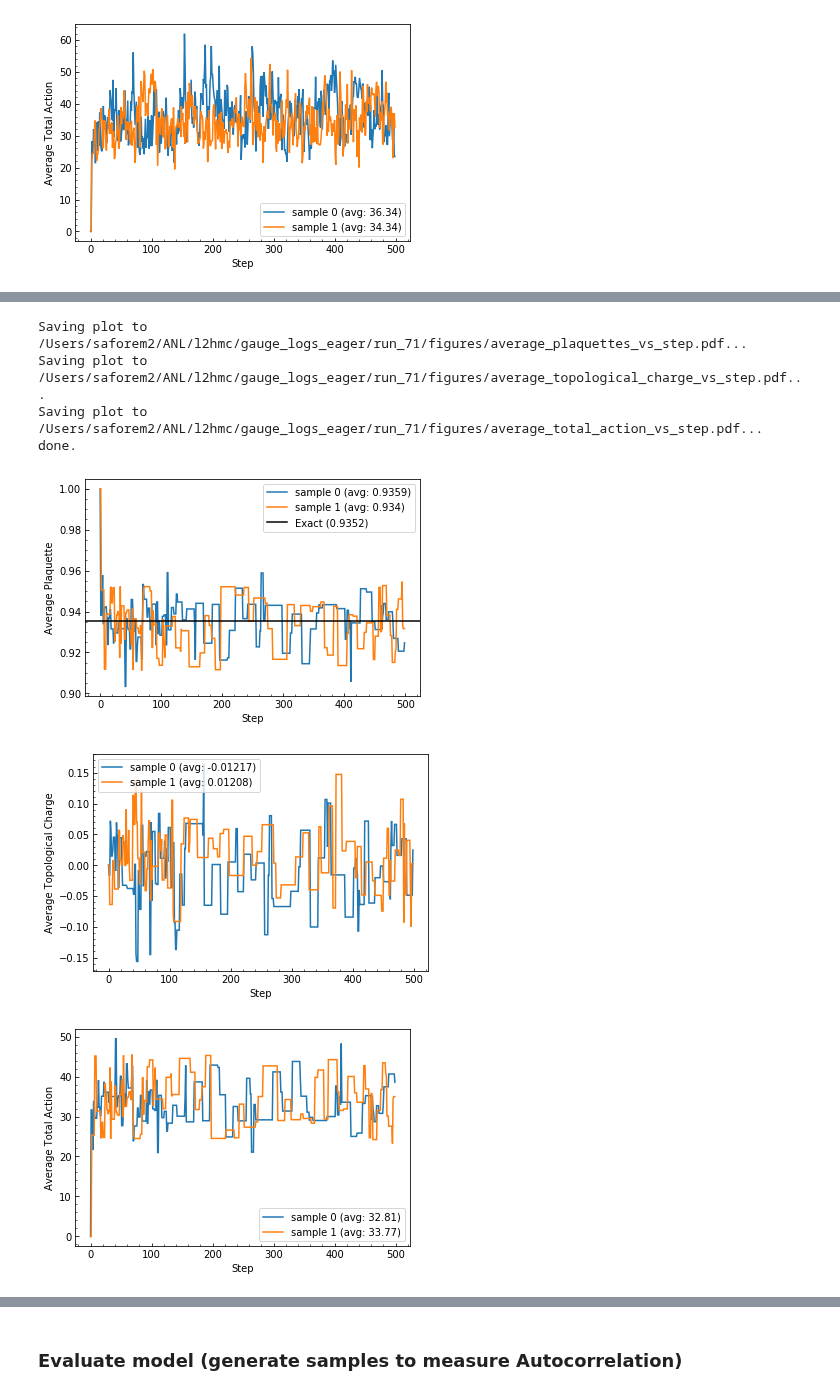
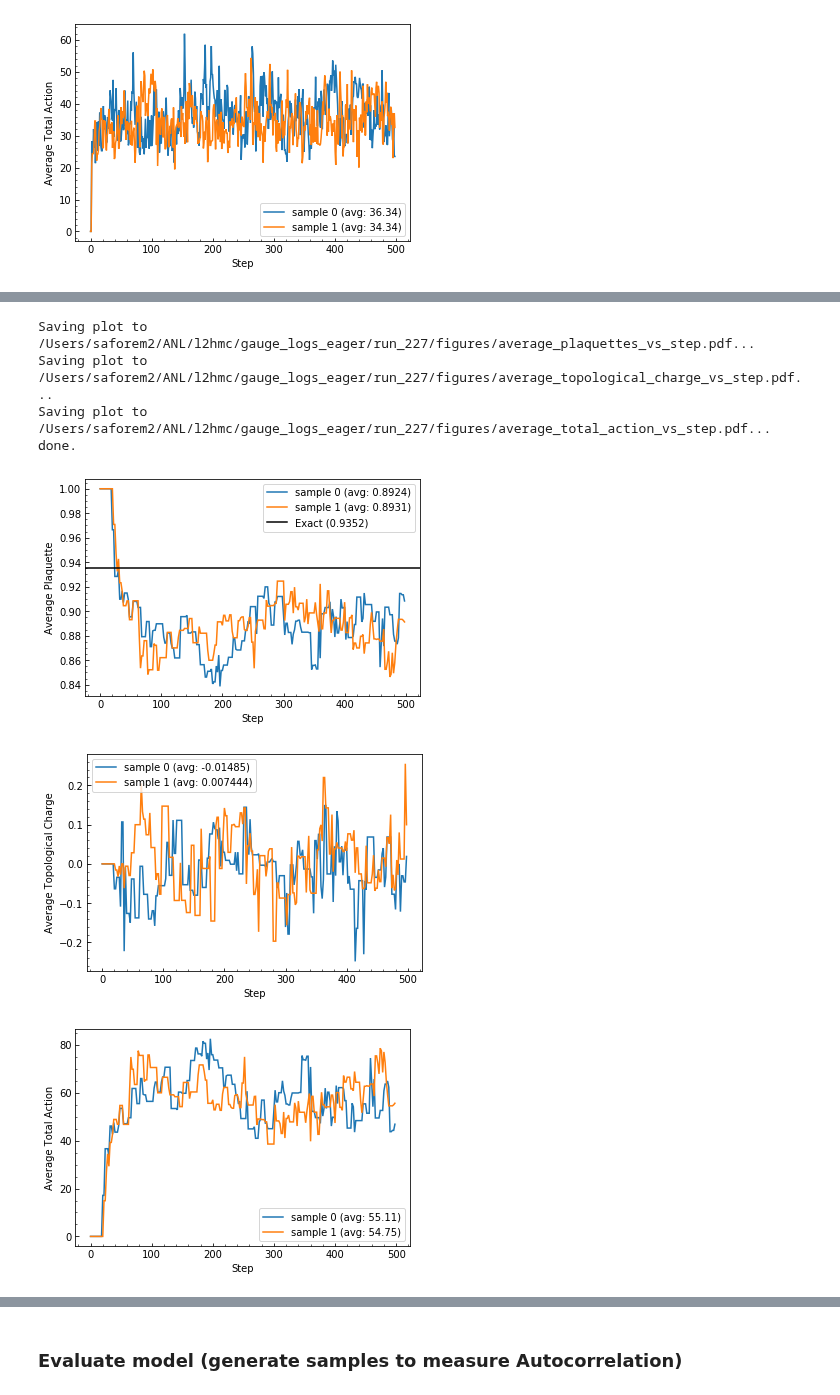
Before and after one commit to saforem2/l2hmc, a Jupyter notebook: l2hmc/notebooks/U1_l2hmc_tf_eager.ipynb, the cells around one changed output, grey strips where cells are left out. Drawn from its saved outputs; the diff is of its cells as text; code cells hidden in the pictures.

```diff
--- a/l2hmc/notebooks/U1_l2hmc_tf_eager.ipynb
+++ b/l2hmc/notebooks/U1_l2hmc_tf_eager.ipynb
@@ -85,8 +88,8 @@ params = {
     'dim': 2,
     'beta': 8.,
     'num_samples': 2,
-    'num_steps': 5,
-    'eps': 0.05,
+    'num_steps': 10,
+    'eps': 0.1,
     'loss_scale': 0.1,
     'loss_eps': 1e-4,
     'learning_rate_init': 1e-4,
@@ -94,10 +97,10 @@ params = {
     'learning_rate_decay_rate': 0.96,
     'train_steps': 1000,
     'record_loss_every': 50,
-    'data_steps': 10,
+    'data_steps': 1,
     'save_steps': 50,
-    'print_steps': 1,
-    'logging_steps': 5,
+    'print_steps': 5,
+    'logging_steps': 50,
     'clip_value': 100,
     'rand': False,
     'metric': 'l2',
@@ -475,2 +373,0 @@ total_actions, avg_plaquettes, top_charges = observables_conv
-# %%
-model_conv.train(10, keep_samples=False)
@@ -494,0 +385,3 @@ Running dynamics.apply_transition(x)...
+# %%
+model_conv.train(500)
+# 3h 50m 20s with defun=False, including aux var z, 5 steps eps 0.2
@@ -495,13 +406,18 @@ Running dynamics.apply_transition(x)...
 # %%
-steps = np.arange(len(model_conv.data['average_plaquettes_arr']))
-_ = plot_run_data(model_conv.data, model_conv.params, steps,
+steps_arr = [0]
+steps_arr.extend(model_conv.steps_arr)
+
+_ = plot_run_data(model_conv.data, model_conv.params, steps_arr,
                   model_conv.figs_dir, skip_steps=1)
-# %% [output]
-Saving plot to /Users/saforem2/ANL/l2hmc/gauge_logs_eager/run_71/figures/average_plaquettes_vs_step.pdf...
-Saving plot to /Users/saforem2/ANL/l2hmc/gauge_logs_eager/run_71/figures/average_topological_charge_vs_step.pdf...
-Saving plot to /Users/saforem2/ANL/l2hmc/gauge_logs_eager/run_71/figures/average_total_action_vs_step.pdf...
-done.
-[figure, removed]
-[figure, removed]
-[figure, removed]
+# %%
+_ = plot_run_data(model_conv.data, model_conv.params, steps_arr,
+                  model_conv.figs_dir, skip_steps=1)
+# %% [output]
+Saving plot to /Users/saforem2/ANL/l2hmc/gauge_logs_eager/run_227/figures/average_plaquettes_vs_step.pdf...
+Saving plot to /Users/saforem2/ANL/l2hmc/gauge_logs_eager/run_227/figures/average_topological_charge_vs_step.pdf...
+Saving plot to /Users/saforem2/ANL/l2hmc/gauge_logs_eager/run_227/figures/average_total_action_vs_step.pdf...
+done.
+[figure, added]
+[figure, added]
+[figure, added]
 # %% [markdown]
```
Also changed, not shown: parts of 79 cells of this notebook, 1 other file.
